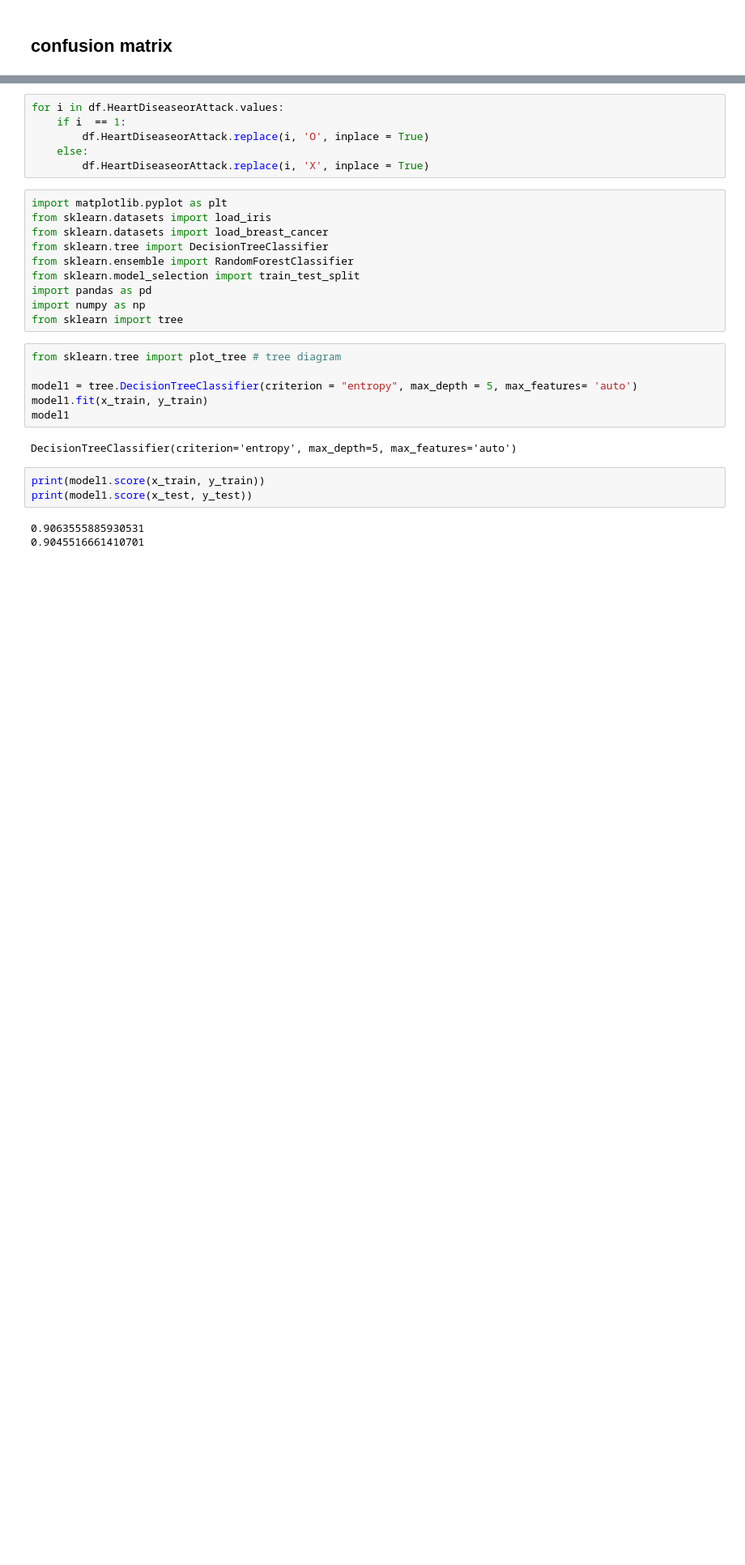
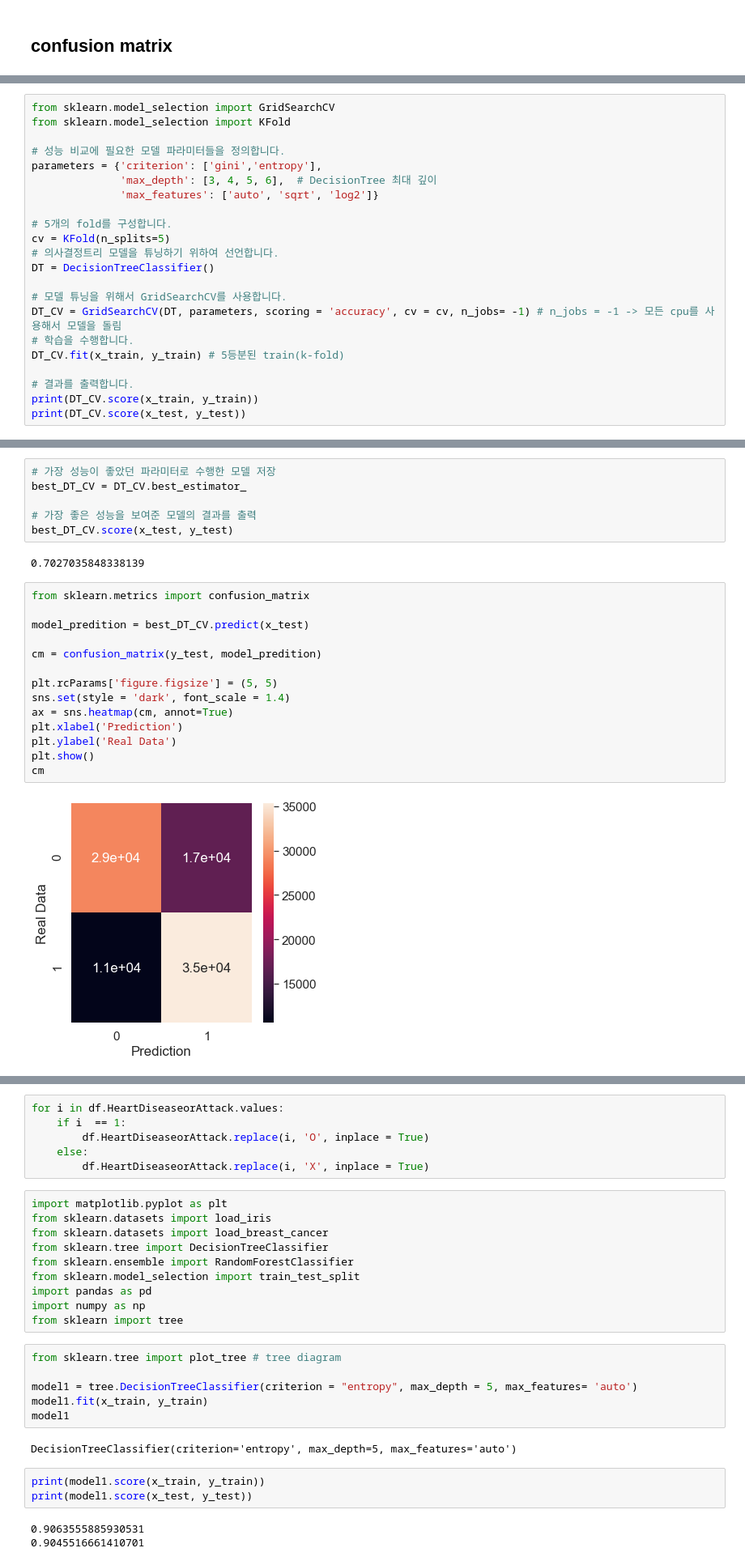
Before and after one commit to myungbinkwak/Kaggle, a Jupyter notebook: Heart_Disease_Health_Indicators/Heart_Disease_Health_Indicators.ipynb, the cells around one changed output, grey strips where cells are left out. Shown at 81% size. Cells and saved outputs as stored; diff of their text form; blank space fills up the shorter version.

```diff
--- a/Heart_Disease_Health_Indicators/Heart_Disease_Health_Indicators.ipynb
+++ b/Heart_Disease_Health_Indicators/Heart_Disease_Health_Indicators.ipynb
@@ -254,0 +292,22 @@ Precision score: 0.5441176470588235
+# %%
+from sklearn.model_selection import GridSearchCV
+from sklearn.model_selection import KFold
+
+# 성능 비교에 필요한 모델 파라미터들을 정의합니다.
+parameters = {'criterion': ['gini','entropy'],
+              'max_depth': [3, 4, 5, 6],  # DecisionTree 최대 깊이
+              'max_features': ['auto', 'sqrt', 'log2']}
+
+# 5개의 fold를 구성합니다.
+cv = KFold(n_splits=5)
+# 의사결정트리 모델을 튜닝하기 위하여 선언합니다.
+DT = DecisionTreeClassifier()
+
+# 모델 튜닝을 위해서 GridSearchCV를 사용합니다.
+DT_CV = GridSearchCV(DT, parameters, scoring = 'accuracy', cv = cv, n_jobs= -1) # n_jobs = -1 -> 모든 cpu를 사용해서 모델을 돌림
+# 학습을 수행합니다.
+DT_CV.fit(x_train, y_train) # 5등분된 train(k-fold)
+
+# 결과를 출력합니다.
+print(DT_CV.score(x_train, y_train))
+print(DT_CV.score(x_test, y_test))
@@ -254,0 +322,24 @@ Precision score: 0.5441176470588235
+# %%
+# 가장 성능이 좋았던 파라미터로 수행한 모델 저장
+best_DT_CV = DT_CV.best_estimator_
+
+# 가장 좋은 성능을 보여준 모델의 결과를 출력
+best_DT_CV.score(x_test, y_test)
+# %% [output]
+0.7027035848338139
+# %%
+from sklearn.metrics import confusion_matrix
+
+model_predition = best_DT_CV.predict(x_test)
+
+cm = confusion_matrix(y_test, model_predition)
+
+plt.rcParams['figure.figsize'] = (5, 5)
+sns.set(style = 'dark', font_scale = 1.4)
+ax = sns.heatmap(cm, annot=True)
+plt.xlabel('Prediction')
+plt.ylabel('Real Data')
+plt.show()
+cm
+# %% [output]
+[figure, added]
```
Also changed, not shown: parts of 22 cells of this notebook.
